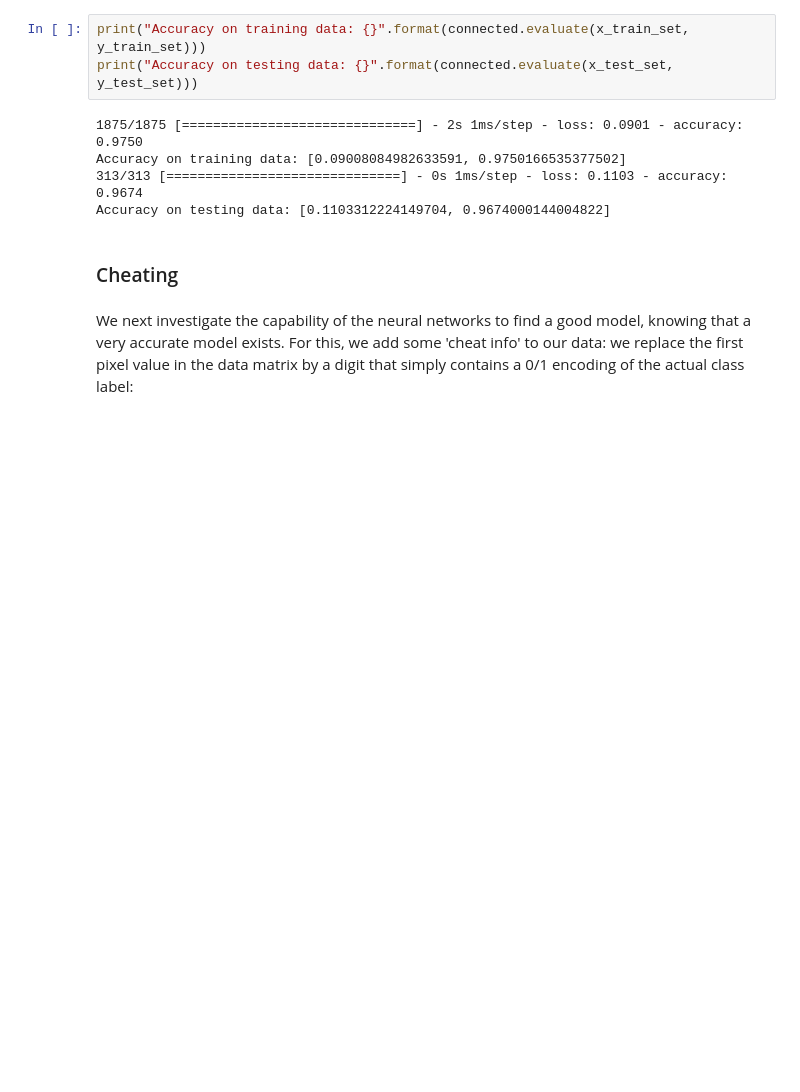
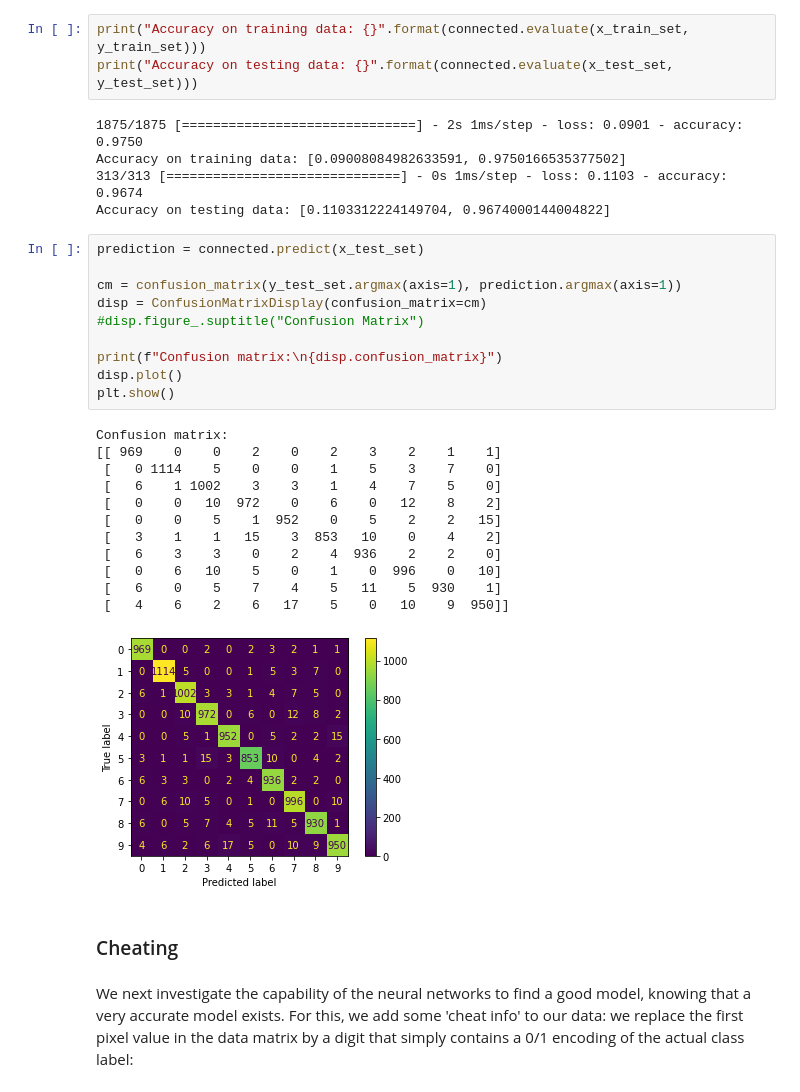
Before and after one commit to Mincoslav/MAL-Assignment, a Jupyter notebook: Assignment2.ipynb, the cells around one changed output. Cells and saved outputs as stored; diff of their text form; blank space fills up the shorter version.

Commit message:
exercise 2 confusion matrix

```diff
--- a/Assignment2.ipynb
+++ b/Assignment2.ipynb
@@ -875,6 +877,29 @@ print("Accuracy on testing data: {}".format(connected.evaluate(x_test_set, y_tes
 Accuracy on training data: [0.09008084982633591, 0.9750166535377502]
 313/313 [==============================] - 0s 1ms/step - loss: 0.1103 - accuracy: 0.9674
 Accuracy on testing data: [0.1103312224149704, 0.9674000144004822]
+# %%
+prediction = connected.predict(x_test_set)
+
+cm = confusion_matrix(y_test_set.argmax(axis=1), prediction.argmax(axis=1))
+disp = ConfusionMatrixDisplay(confusion_matrix=cm)
+#disp.figure_.suptitle("Confusion Matrix")
+
+print(f"Confusion matrix:\n{disp.confusion_matrix}")
+disp.plot()
+plt.show()
+# %% [output]
+Confusion matrix:
+[[ 969    0    0    2    0    2    3    2    1    1]
+ [   0 1114    5    0    0    1    5    3    7    0]
+ [   6    1 1002    3    3    1    4    7    5    0]
+ [   0    0   10  972    0    6    0   12    8    2]
+ [   0    0    5    1  952    0    5    2    2   15]
+ [   3    1    1   15    3  853   10    0    4    2]
+ [   6    3    3    0    2    4  936    2    2    0]
+ [   0    6   10    5    0    1    0  996    0   10]
+ [   6    0    5    7    4    5   11    5  930    1]
+ [   4    6    2    6   17    5    0   10    9  950]]
+[figure, added]
 # %% [markdown]
 ### Cheating
 # %% [markdown]
```
Also changed, not shown: parts of 1 cell of this notebook.
